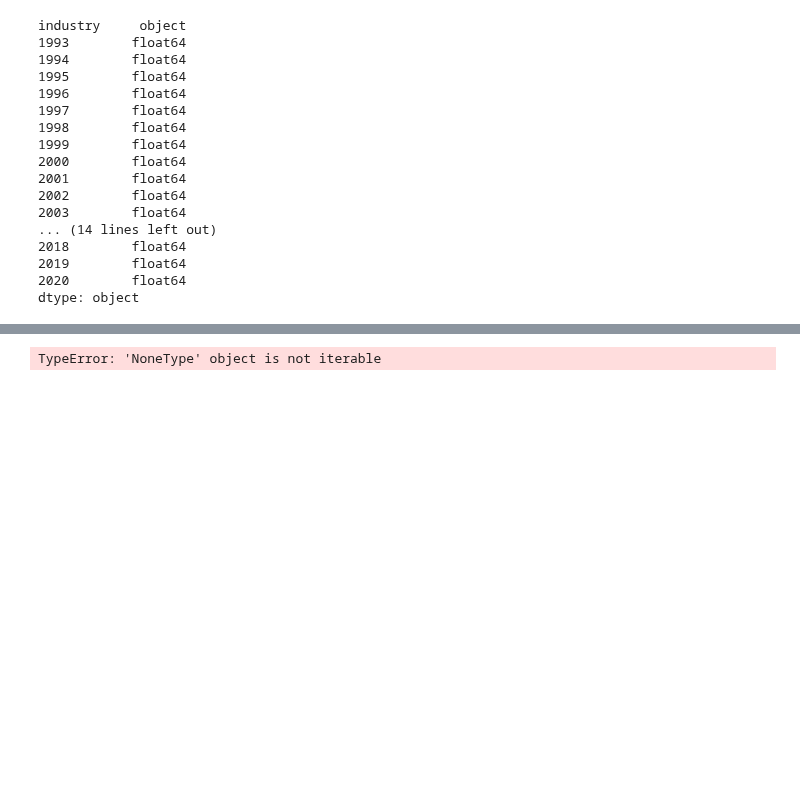
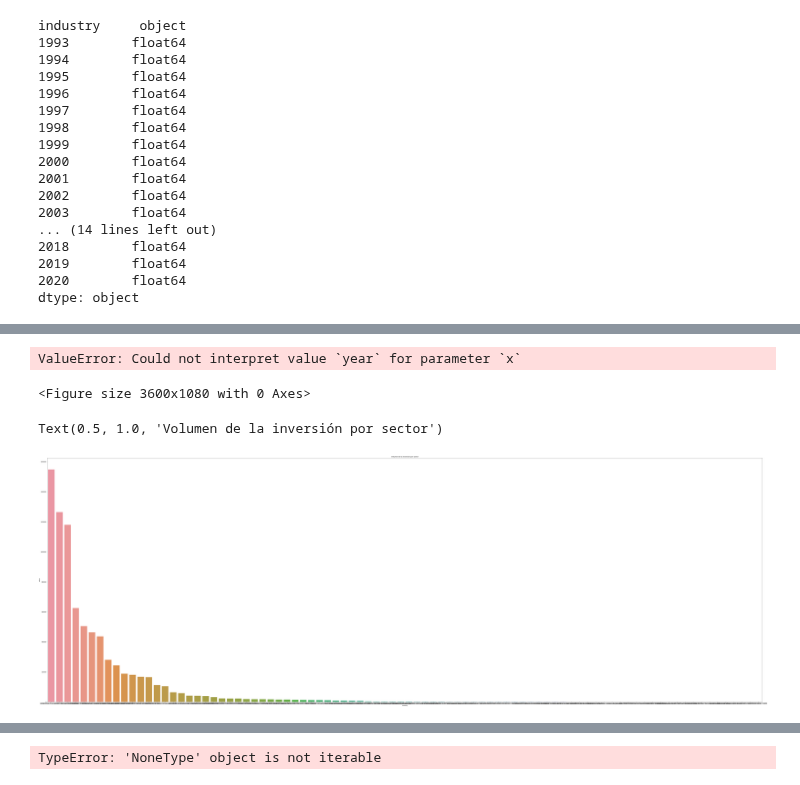
Before and after one commit to Afri-cola/Kschool-TFM, a Jupyter notebook: Inversion ES.ipynb, the cells around one changed output, grey strips where cells are left out. Saved outputs shown, nothing was run; the diff lists cells and outputs as text; code cells hidden in the pictures; blank space fills up the shorter version.

Commit message:
inversion española en México

```diff
--- a/Inversion ES.ipynb
+++ b/Inversion ES.ipynb
@@ -59,3 +59,6 @@ industry     object
 2019        float64
 2020        float64
 dtype: object
+# %%
+df_melt = df.melt(['industry'])
+df_sum_industry = df_melt.groupby('industry').sum().sort_values('value', ascending=False).reset_index()
@@ -61,0 +83,14 @@ dtype: object
+# %%
+plt.figure(figsize=(50,15))
+sns.lineplot(data=df_melt, x='variable', y='value', hue='industry')
+plt.title('Evolución por sector de la inversión de empresas españolas en México')
+# %% [output]
+ValueError: Could not interpret value `year` for parameter `x`
+<Figure size 3600x1080 with 0 Axes>
+# %%
+plt.figure(figsize=(100,35))
+sns.barplot(data=df_sum_industry, x='industry', y='value')
+plt.title('Volumen de la inversión por sector')
+# %% [output]
+Text(0.5, 1.0, 'Volumen de la inversión por sector')
+[figure, added]
```
Also changed, not shown: parts of 16 cells of this notebook.
